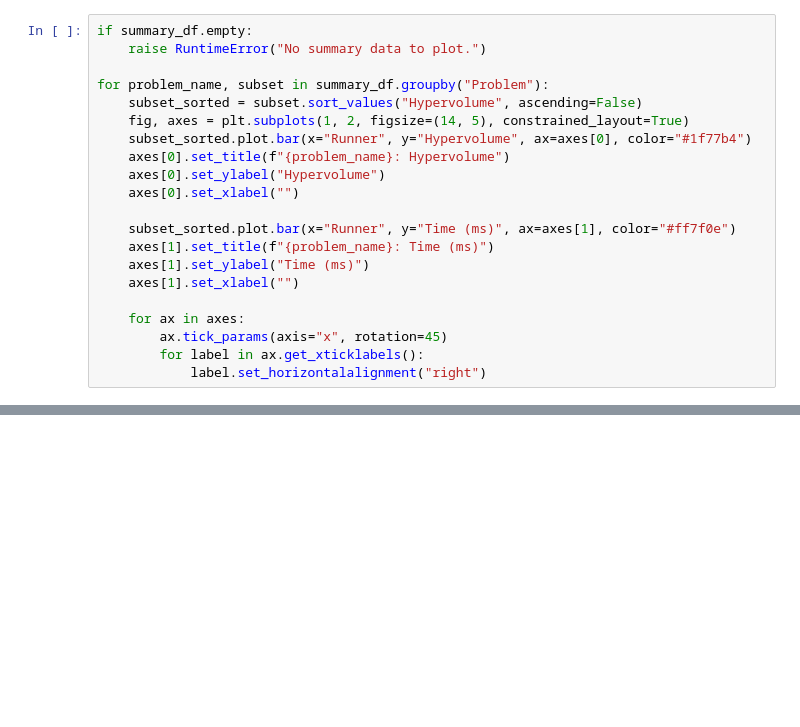
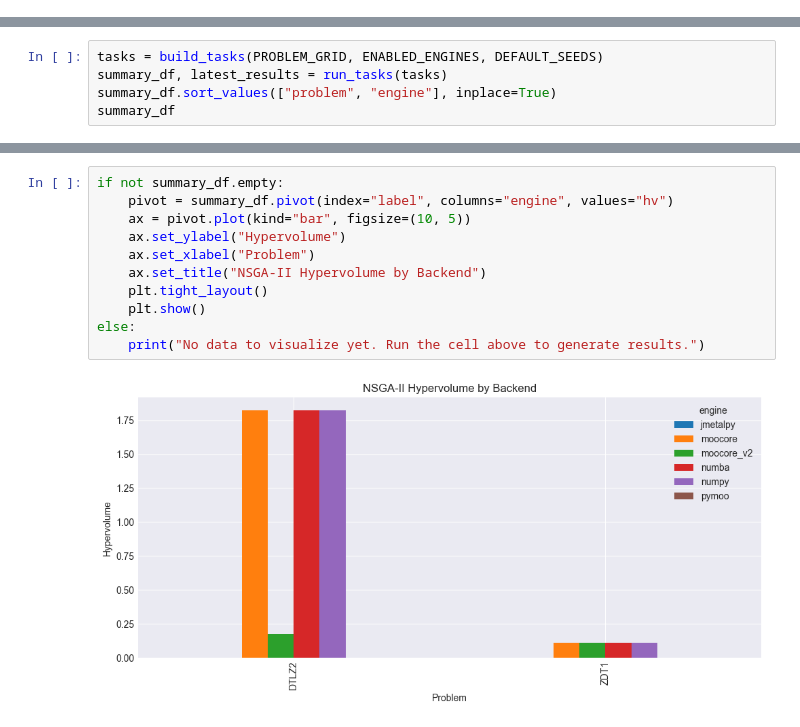
Before and after one commit to NicolasRodriguezUribe/VAMOS, a Jupyter notebook: notebooks/nsgaii_problem_benchmark.ipynb, the cells around one changed output, grey strips where cells are left out. Drawn from its saved outputs; the diff is of its cells as text; blank space fills up the shorter version.

```diff
--- a/notebooks/nsgaii_problem_benchmark.ipynb
+++ b/notebooks/nsgaii_problem_benchmark.ipynb
@@ -429,21 +0,0 @@ Collected 12 runs across 3 problems.
-# %%
-if summary_df.empty:
-    raise RuntimeError("No summary data to plot.")
-
-for problem_name, subset in summary_df.groupby("Problem"):
-    subset_sorted = subset.sort_values("Hypervolume", ascending=False)
-    fig, axes = plt.subplots(1, 2, figsize=(14, 5), constrained_layout=True)
-    subset_sorted.plot.bar(x="Runner", y="Hypervolume", ax=axes[0], color="#1f77b4")
-    axes[0].set_title(f"{problem_name}: Hypervolume")
-    axes[0].set_ylabel("Hypervolume")
-    axes[0].set_xlabel("")
-
-    subset_sorted.plot.bar(x="Runner", y="Time (ms)", ax=axes[1], color="#ff7f0e")
-    axes[1].set_title(f"{problem_name}: Time (ms)")
-    axes[1].set_ylabel("Time (ms)")
-    axes[1].set_xlabel("")
-
-    for ax in axes:
-        ax.tick_params(axis="x", rotation=45)
-        for label in ax.get_xticklabels():
-            label.set_horizontalalignment("right")
@@ -494,0 +183,5 @@ for ax in axes:
+# %%
+tasks = build_tasks(PROBLEM_GRID, ENABLED_ENGINES, DEFAULT_SEEDS)
+summary_df, latest_results = run_tasks(tasks)
+summary_df.sort_values(["problem", "engine"], inplace=True)
+summary_df
@@ -494,0 +256,13 @@ for ax in axes:
+# %%
+if not summary_df.empty:
+    pivot = summary_df.pivot(index="label", columns="engine", values="hv")
+    ax = pivot.plot(kind="bar", figsize=(10, 5))
+    ax.set_ylabel("Hypervolume")
+    ax.set_xlabel("Problem")
+    ax.set_title("NSGA-II Hypervolume by Backend")
+    plt.tight_layout()
+    plt.show()
+else:
+    print("No data to visualize yet. Run the cell above to generate results.")
+# %% [output]
+[figure, added]
```
Also changed, not shown: parts of 15 cells of this notebook, 1 other file.
